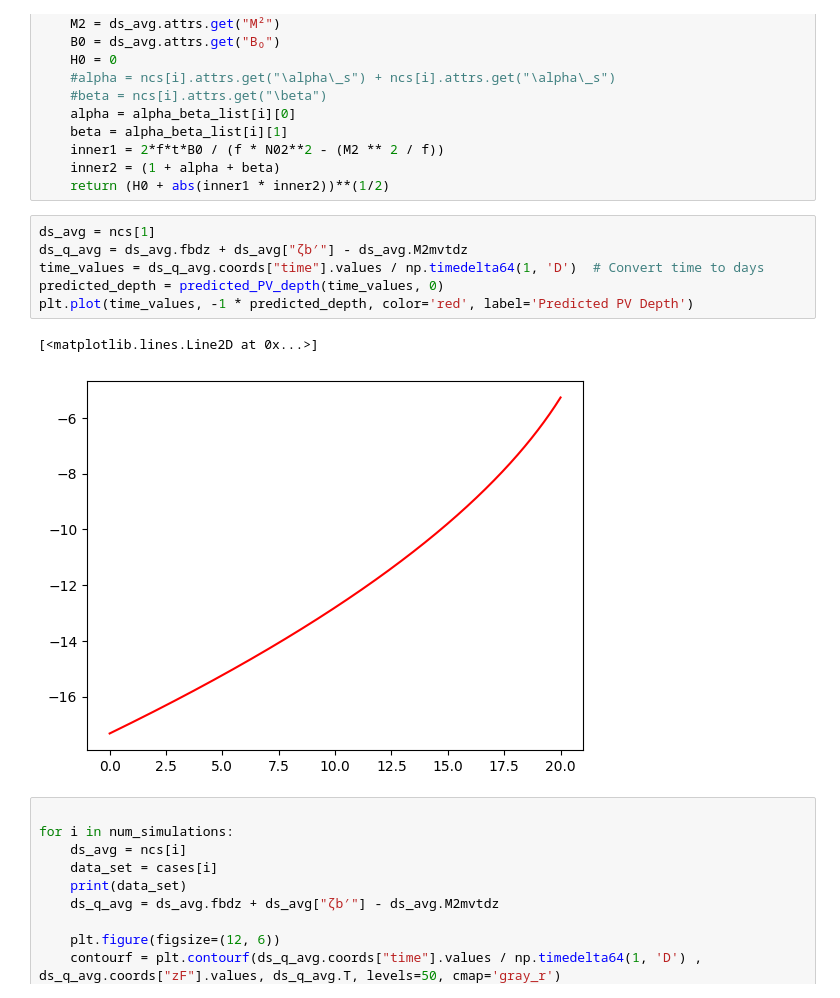
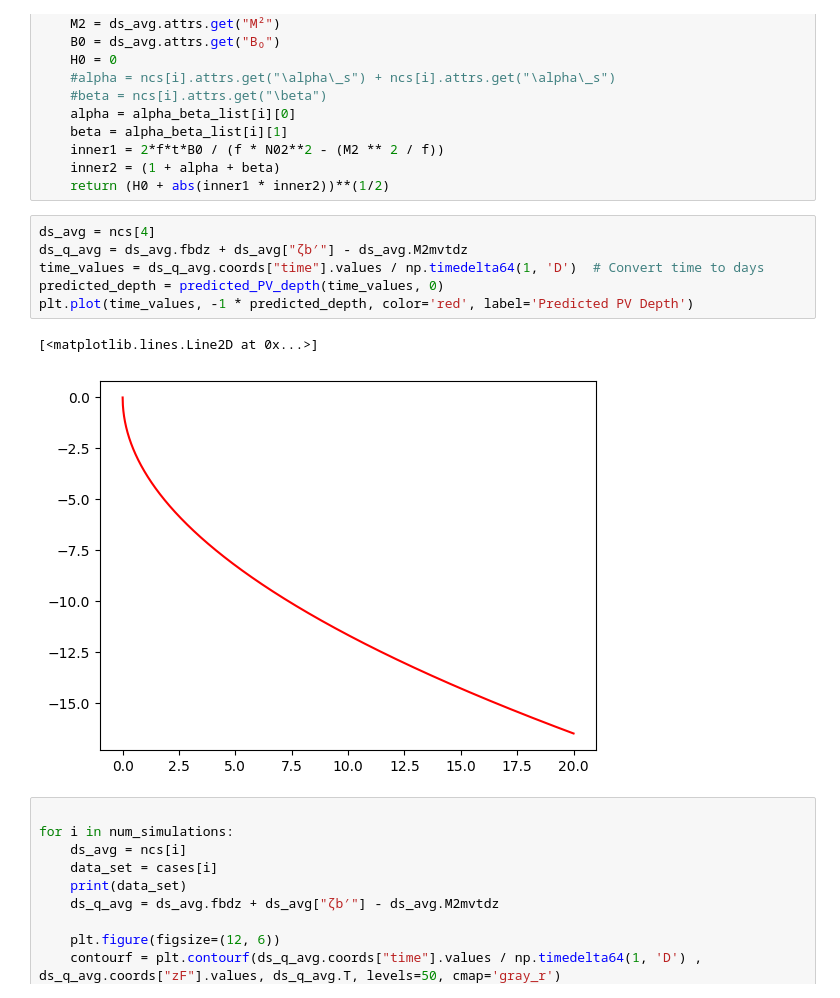
Before and after one commit to MarvynBailly/Buoyancy-Driven-Convection, a Jupyter notebook: Analysis/analyze.ipynb, the cells around one changed output. Cells and saved outputs as stored; diff of their text form.

```diff
--- a/Analysis/analyze.ipynb
+++ b/Analysis/analyze.ipynb
@@ -633,14 +633,14 @@ def predicted_PV_depth(t,i):
     inner2 = (1 + alpha + beta)
     return (H0 + abs(inner1 * inner2))**(1/2)
 # %%
-ds_avg = ncs[1]
+ds_avg = ncs[4]
 ds_q_avg = ds_avg.fbdz + ds_avg["ζb′"] - ds_avg.M2mvtdz
 time_values = ds_q_avg.coords["time"].values / np.timedelta64(1, 'D')  # Convert time to days
 predicted_depth = predicted_PV_depth(time_values, 0)
 plt.plot(time_values, -1 * predicted_depth, color='red', label='Predicted PV Depth')
 # %% [output]
 [<matplotlib.lines.Line2D at 0x...>]
-[figure, old version]
+[figure, new version]
 # %%
 
 for i in num_simulations:
```
Also changed, not shown: parts of 1 cell of this notebook.
